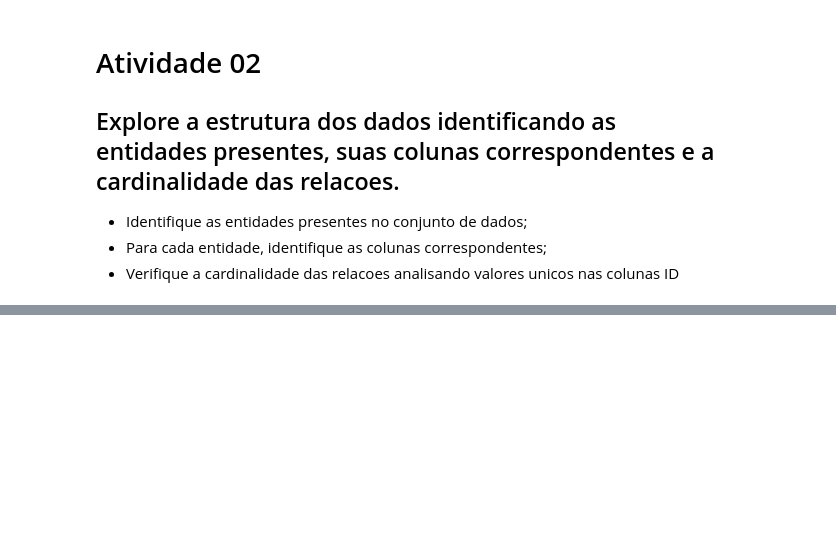
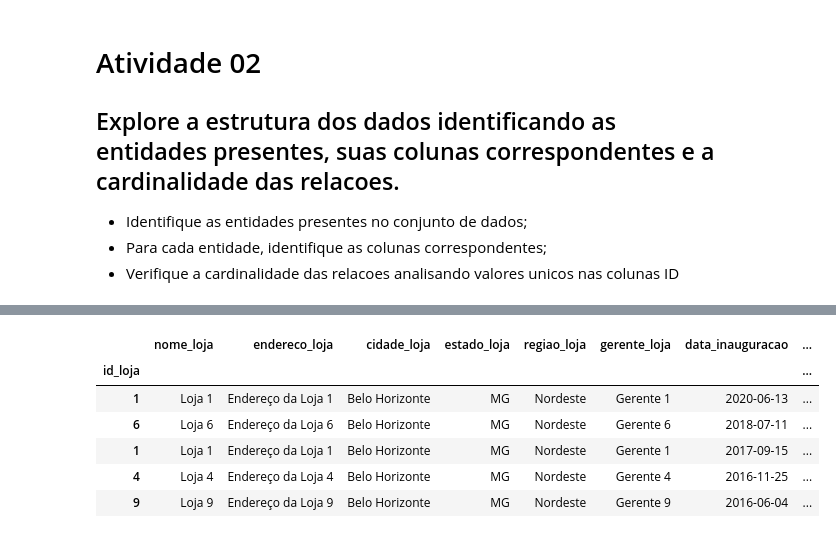
Before and after one commit to GabrielSique1r4/Pipeline_de_dados, a Jupyter notebook: Aula5/Respostas.ipynb, the cells around one changed output, grey strips where cells are left out. Drawn from its saved outputs; the diff is of its cells as text; code cells hidden in the pictures; blank space fills up the shorter version.

```diff
--- a/Aula5/Respostas.ipynb
+++ b/Aula5/Respostas.ipynb
@@ -56,0 +219,27 @@ print(keys)
+# %%
+# Atividade 08 - Dimensão de Loja
+
+# Seleciona as colunas relacionadas a lojas
+dim_loja = df[['id_loja', 'nome_loja', 'endereco_loja', 'cidade_loja',
+               'estado_loja', 'regiao_loja', 'gerente_loja',
+               'data_inauguracao', 'tipo_loja']].copy()
+
+# Remove duplicatas
+dim_loja = dim_loja.drop_duplicates()
+
+# Organiza hierarquias geográficas: região > estado > cidade
+dim_loja = dim_loja.sort_values(by=['regiao_loja', 'estado_loja', 'cidade_loja'])
+
+# Define a chave primária
+dim_loja.set_index('id_loja', inplace=True)
+
+# Exibe os primeiros registros da dimensão loja
+dim_loja.head()
+# %% [output]
+|  | nome_loja | endereco_loja | cidade_loja | estado_loja | regiao_loja | gerente_loja | data_inauguracao | ... |
+| id_loja |  |  |  |  |  |  |  | ... |
+| 1 | Loja 1 | Endereço da Loja 1 | Belo Horizonte | MG | Nordeste | Gerente 1 | 2020-06-13 | ... |
+| 6 | Loja 6 | Endereço da Loja 6 | Belo Horizonte | MG | Nordeste | Gerente 6 | 2018-07-11 | ... |
+| 1 | Loja 1 | Endereço da Loja 1 | Belo Horizonte | MG | Nordeste | Gerente 1 | 2017-09-15 | ... |
+| 4 | Loja 4 | Endereço da Loja 4 | Belo Horizonte | MG | Nordeste | Gerente 4 | 2016-11-25 | ... |
+| 9 | Loja 9 | Endereço da Loja 9 | Belo Horizonte | MG | Nordeste | Gerente 9 | 2016-06-04 | ... |
```
Also changed, not shown: parts of 25 cells of this notebook.
